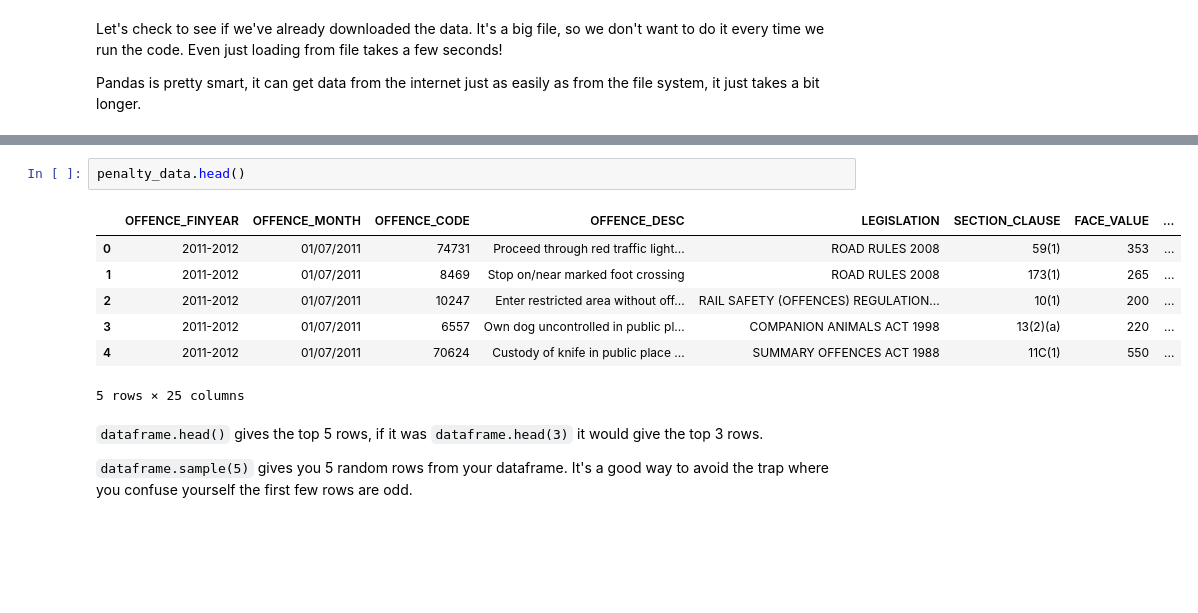
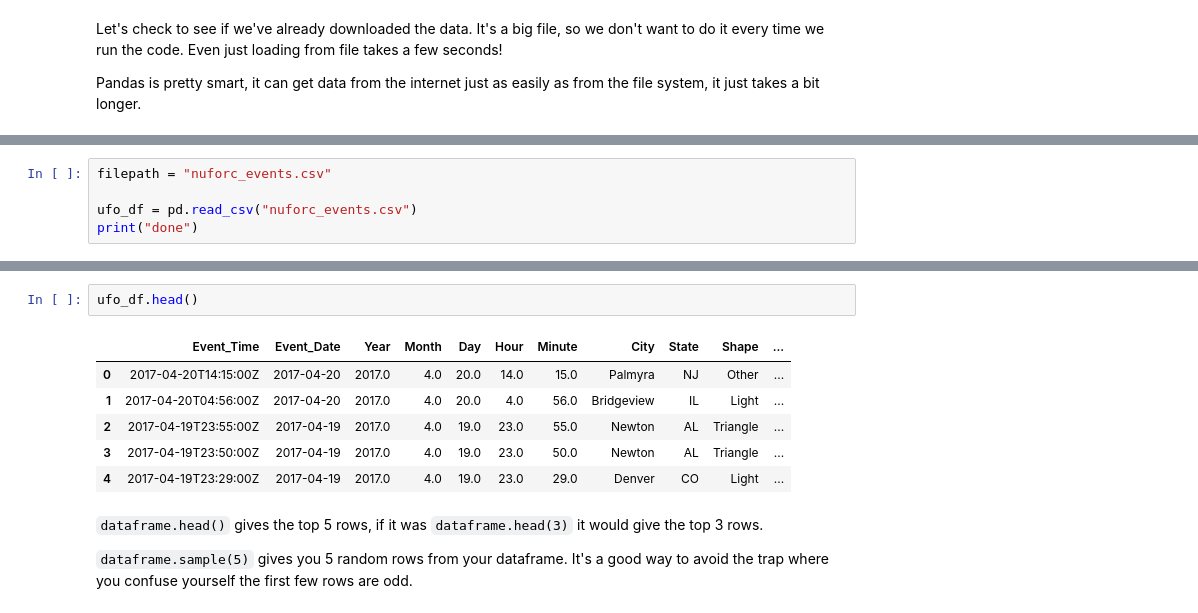
Before and after one commit to sevinafeb/data_project_2023, a Jupyter notebook: basic_pandas.ipynb, the cells around one changed output, grey strips where cells are left out. Cells and saved outputs as stored; diff of their text form; blank space fills up the shorter version.

```diff
--- a/basic_pandas.ipynb
+++ b/basic_pandas.ipynb
@@ -42,0 +30,5 @@ done
+# %%
+filepath = "nuforc_events.csv"
+
+ufo_df = pd.read_csv("nuforc_events.csv")
+print("done")
@@ -43,13 +160,12 @@ done
 # %%
-penalty_data.head()
+ufo_df.head()
 # %% [output]
-|  | OFFENCE_FINYEAR | OFFENCE_MONTH | OFFENCE_CODE | OFFENCE_DESC | LEGISLATION | SECTION_CLAUSE | FACE_VALUE | ... |
-| 0 | 2011-2012 | 01/07/2011 | 74731 | Proceed through red traffic light... | ROAD RULES 2008 | 59(1) | 353 | ... |
-| 1 | 2011-2012 | 01/07/2011 | 8469 | Stop on/near marked foot crossing | ROAD RULES 2008 | 173(1) | 265 | ... |
-| 2 | 2011-2012 | 01/07/2011 | 10247 | Enter restricted area without off... | RAIL SAFETY (OFFENCES) REGULATION... | 10(1) | 200 | ... |
-| 3 | 2011-2012 | 01/07/2011 | 6557 | Own dog uncontrolled in public pl... | COMPANION ANIMALS ACT 1998 | 13(2)(a) | 220 | ... |
-| 4 | 2011-2012 | 01/07/2011 | 70624 | Custody of knife in public place ... | SUMMARY OFFENCES ACT 1988 | 11C(1) | 550 | ... |
+|  | Event_Time | Event_Date | Year | Month | Day | Hour | Minute | City | State | Shape | ... |
+| 0 | 2017-04-20T14:15:00Z | 2017-04-20 | 2017.0 | 4.0 | 20.0 | 14.0 | 15.0 | Palmyra | NJ | Other | ... |
+| 1 | 2017-04-20T04:56:00Z | 2017-04-20 | 2017.0 | 4.0 | 20.0 | 4.0 | 56.0 | Bridgeview | IL | Light | ... |
+| 2 | 2017-04-19T23:55:00Z | 2017-04-19 | 2017.0 | 4.0 | 19.0 | 23.0 | 55.0 | Newton | AL | Triangle | ... |
+| 3 | 2017-04-19T23:50:00Z | 2017-04-19 | 2017.0 | 4.0 | 19.0 | 23.0 | 50.0 | Newton | AL | Triangle | ... |
+| 4 | 2017-04-19T23:29:00Z | 2017-04-19 | 2017.0 | 4.0 | 19.0 | 23.0 | 29.0 | Denver | CO | Light | ... |
-5 rows × 25 columns
 # %% [markdown]
 `dataframe.head()` gives the top 5 rows, if it was `dataframe.head(3)` it would give the top 3 rows.
 
```
Also changed, not shown: parts of 111 cells of this notebook, 6 other files.
